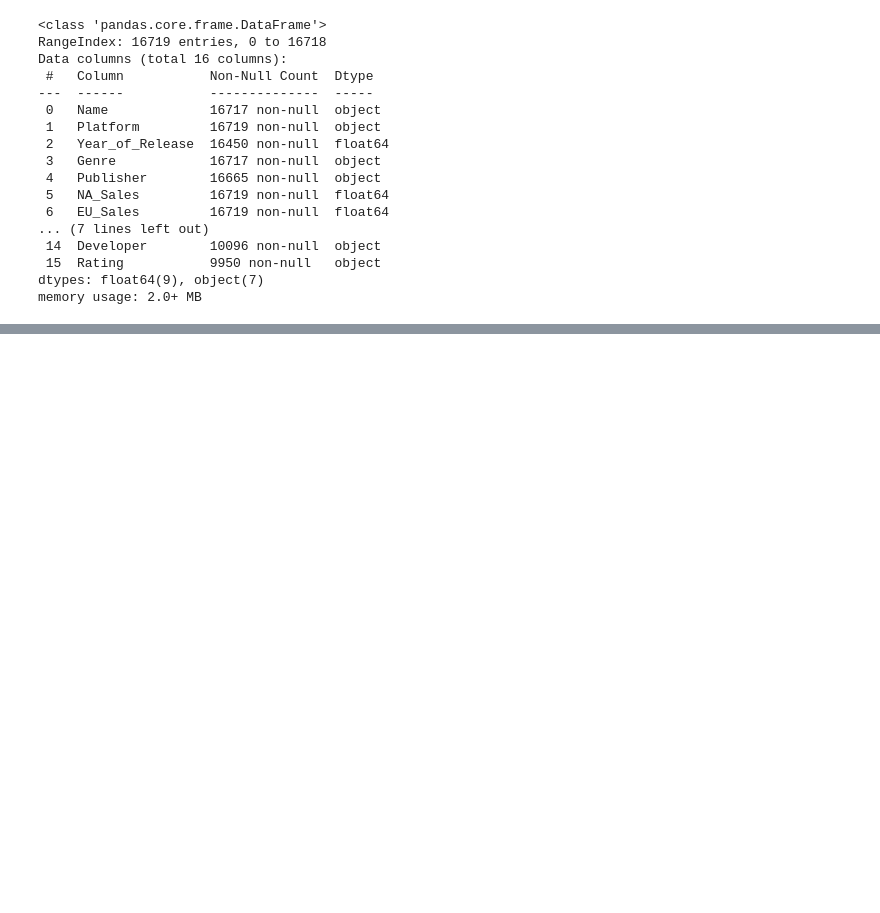
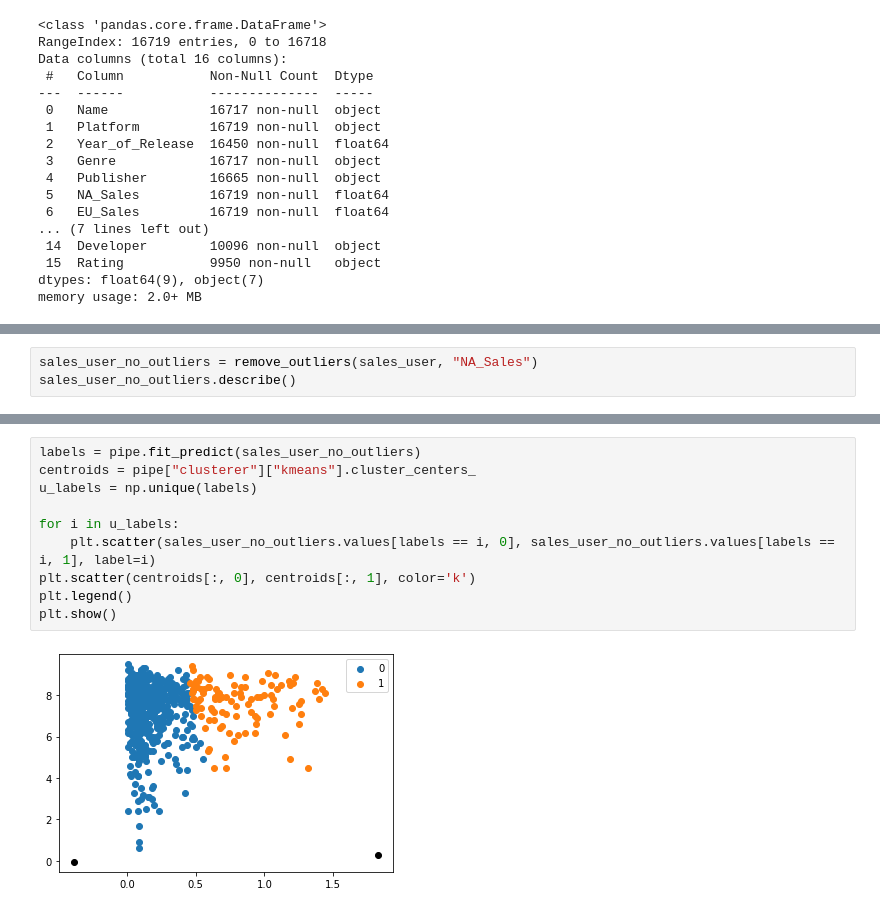
Before and after one commit to tsopeh/unsupervised_learning, a Jupyter notebook: video_games.ipynb, the cells around one changed output, grey strips where cells are left out. Saved outputs shown, nothing was run; the diff lists cells and outputs as text; blank space fills up the shorter version.

```diff
--- a/video_games.ipynb
+++ b/video_games.ipynb
@@ -243,0 +242,3 @@ silhouette_scores
+# %%
+sales_user_no_outliers = remove_outliers(sales_user, "NA_Sales")
+sales_user_no_outliers.describe()
@@ -243,0 +255,12 @@ silhouette_scores
+# %%
+labels = pipe.fit_predict(sales_user_no_outliers)
+centroids = pipe["clusterer"]["kmeans"].cluster_centers_
+u_labels = np.unique(labels)
+
+for i in u_labels:
+    plt.scatter(sales_user_no_outliers.values[labels == i, 0], sales_user_no_outliers.values[labels == i, 1], label=i)
+plt.scatter(centroids[:, 0], centroids[:, 1], color='k')
+plt.legend()
+plt.show()
+# %% [output]
+[figure, added]
```
Also changed, not shown: parts of 17 cells of this notebook.
